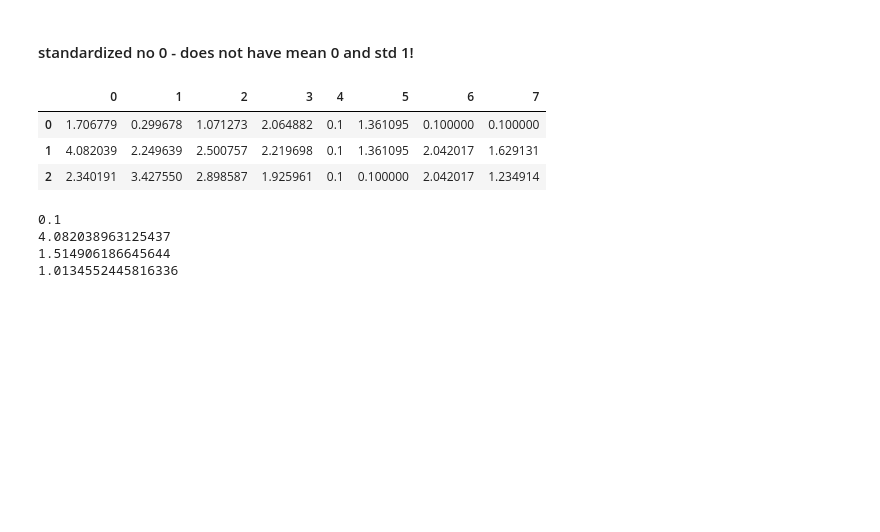
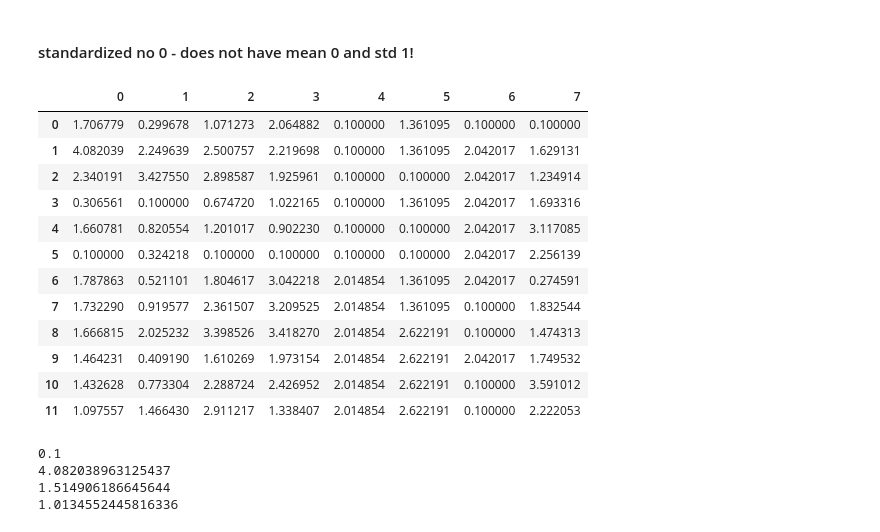
Before and after one commit to wetransform-os/ProMCDA, a Jupyter notebook: testing_score_calculation.ipynb, the cells around one changed output. Cells and saved outputs as stored; diff of their text form; code cells hidden in the pictures; blank space fills up the shorter version.

```diff
--- a/testing_score_calculation.ipynb
+++ b/testing_score_calculation.ipynb
@@ -109,12 +145,21 @@ print(scaled_stand_any.to_numpy().std())
 #### standardized no 0 - does not have mean 0 and std 1!
 # %%
 scaled_stand_no0 = norm.standardized(feature_range=(0.1,'+inf'))
-scaled_stand_no0.head(3)
+scaled_stand_no0
 # %% [output]
 |  | 0 | 1 | 2 | 3 | 4 | 5 | 6 | 7 |
-| 0 | 1.706779 | 0.299678 | 1.071273 | 2.064882 | 0.1 | 1.361095 | 0.100000 | 0.100000 |
-| 1 | 4.082039 | 2.249639 | 2.500757 | 2.219698 | 0.1 | 1.361095 | 2.042017 | 1.629131 |
-| 2 | 2.340191 | 3.427550 | 2.898587 | 1.925961 | 0.1 | 0.100000 | 2.042017 | 1.234914 |
+| 0 | 1.706779 | 0.299678 | 1.071273 | 2.064882 | 0.100000 | 1.361095 | 0.100000 | 0.100000 |
+| 1 | 4.082039 | 2.249639 | 2.500757 | 2.219698 | 0.100000 | 1.361095 | 2.042017 | 1.629131 |
+| 2 | 2.340191 | 3.427550 | 2.898587 | 1.925961 | 0.100000 | 0.100000 | 2.042017 | 1.234914 |
+| 3 | 0.306561 | 0.100000 | 0.674720 | 1.022165 | 0.100000 | 1.361095 | 2.042017 | 1.693316 |
+| 4 | 1.660781 | 0.820554 | 1.201017 | 0.902230 | 0.100000 | 0.100000 | 2.042017 | 3.117085 |
+| 5 | 0.100000 | 0.324218 | 0.100000 | 0.100000 | 0.100000 | 0.100000 | 2.042017 | 2.256139 |
+| 6 | 1.787863 | 0.521101 | 1.804617 | 3.042218 | 2.014854 | 1.361095 | 2.042017 | 0.274591 |
+| 7 | 1.732290 | 0.919577 | 2.361507 | 3.209525 | 2.014854 | 1.361095 | 0.100000 | 1.832544 |
+| 8 | 1.666815 | 2.025232 | 3.398526 | 3.418270 | 2.014854 | 2.622191 | 0.100000 | 1.474313 |
+| 9 | 1.464231 | 0.409190 | 1.610269 | 1.973154 | 2.014854 | 2.622191 | 2.042017 | 1.749532 |
+| 10 | 1.432628 | 0.773304 | 2.288724 | 2.426952 | 2.014854 | 2.622191 | 0.100000 | 3.591012 |
+| 11 | 1.097557 | 1.466430 | 2.911217 | 1.338407 | 2.014854 | 2.622191 | 0.100000 | 2.222053 |
 # %%
 print(scaled_stand_no0.to_numpy().min())
 print(scaled_stand_no0.to_numpy().max())
```
Also changed, not shown: parts of 33 cells of this notebook, 5 other files.
